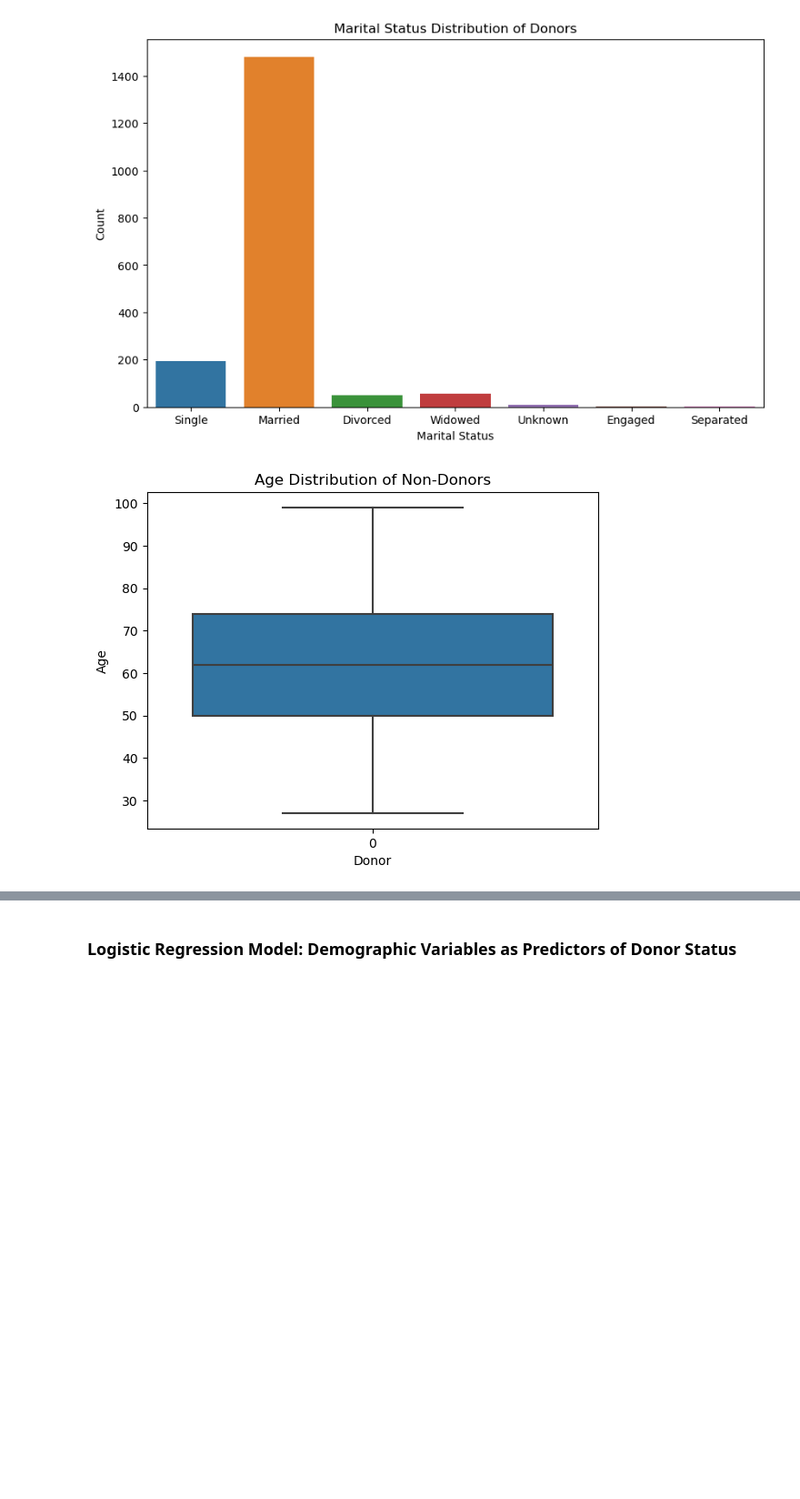
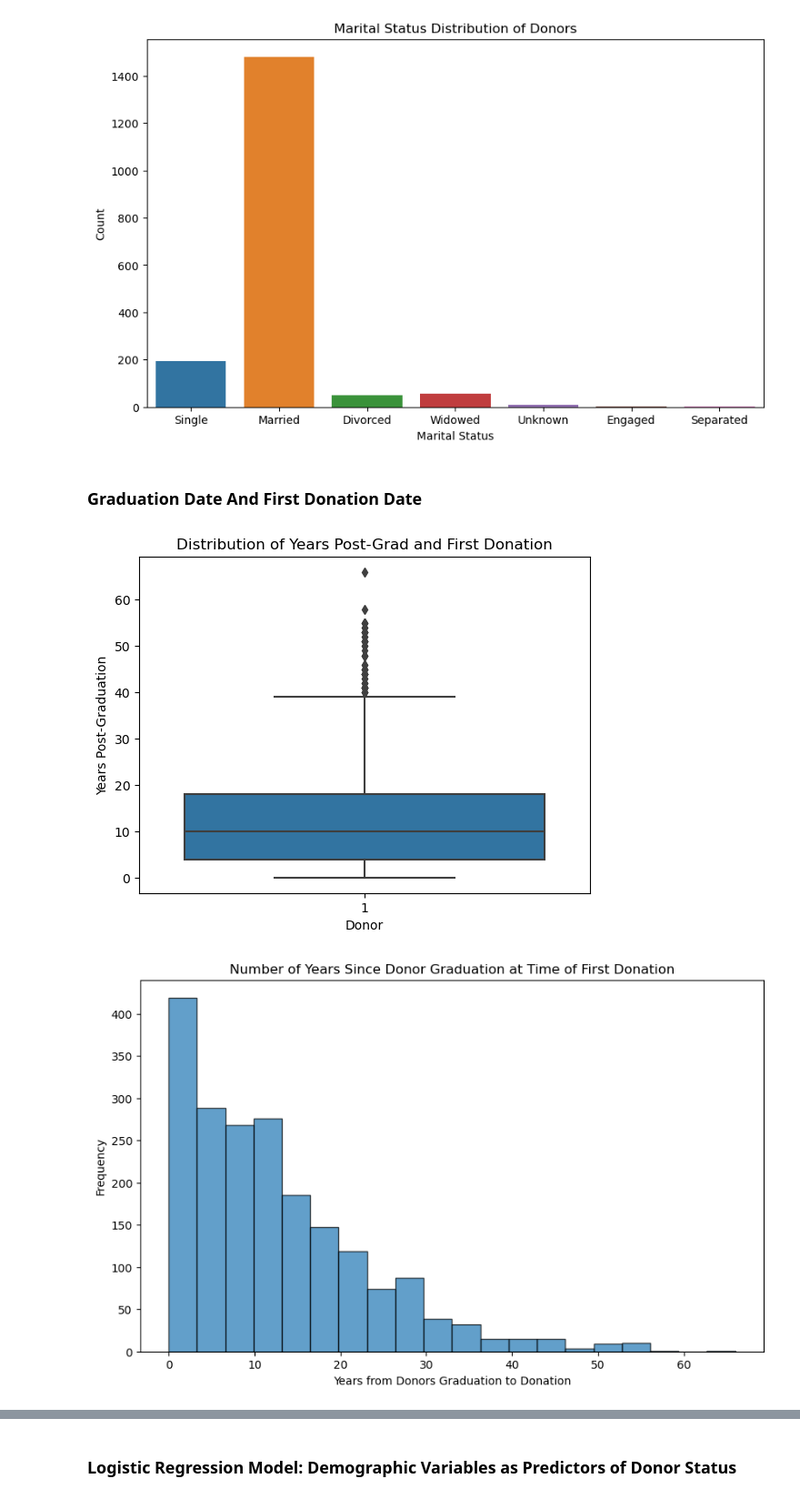
Before and after one commit to pandarik/Predict-Donor-Behavior, a Jupyter notebook: Caleb/DonorAttributes.ipynb, the cells around one changed output, grey strips where cells are left out. Shown: that part at 91% size. Cells and saved outputs as stored; diff of their text form; code cells hidden in the pictures; blank space fills up the shorter version.

```diff
--- a/Caleb/DonorAttributes.ipynb
+++ b/Caleb/DonorAttributes.ipynb
@@ -286,7 +340,19 @@ non_donors = data[data['Donor'] == 0]
-# %%
-sns.boxplot(x='Donor', y='Age', data=non_donors)
-plt.title("Age Distribution of Non-Donors")
-plt.show()
-# %% [output]
-[figure, removed]
+# %% [markdown]
+### Graduation Date And First Donation Date
+# %%
+# Plots showing the distribution of years since graduation at time of donors' first donation
+sns.boxplot(x= 'Donor', y='years_post_grad_donation', data=donors)
+plt.title("Distribution of Years Post-Grad and First Donation")
+plt.xlabel('Donor')
+plt.ylabel('Years Post-Graduation')
+plt.show()
+
+donors['years_post_grad_donation'].plot(kind='hist', bins=20, edgecolor='black', alpha=0.7, figsize=(10, 6), title='Number of Years Since Donor Graduation at Time of First Donation')
+
+plt.xlabel('Years from Donors Graduation to Donation')
+plt.ylabel('Frequency')
+plt.show()
+# %% [output]
+[figure, added]
+[figure, added]
 # %% [markdown]
```
Also changed, not shown: parts of 25 cells of this notebook.
